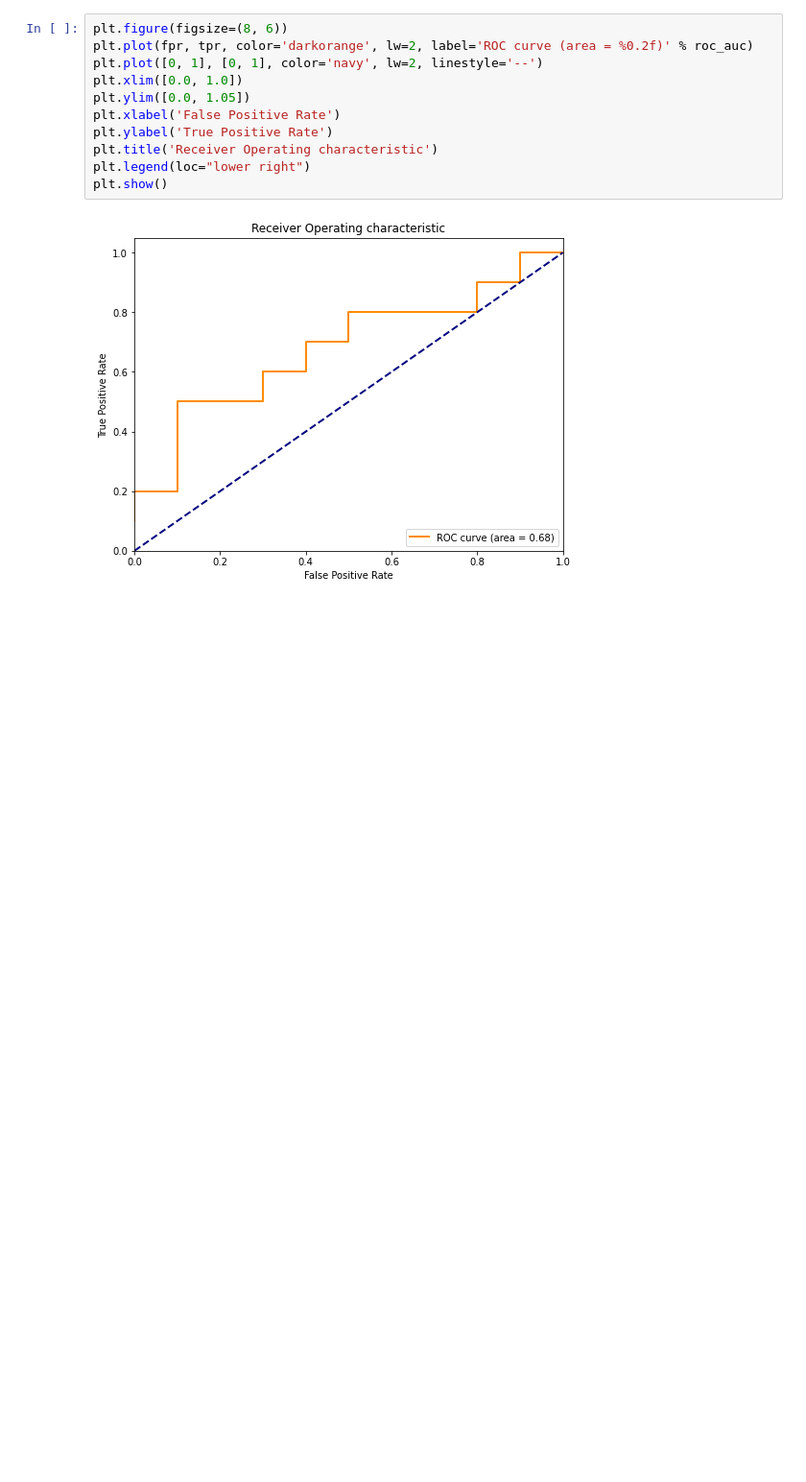
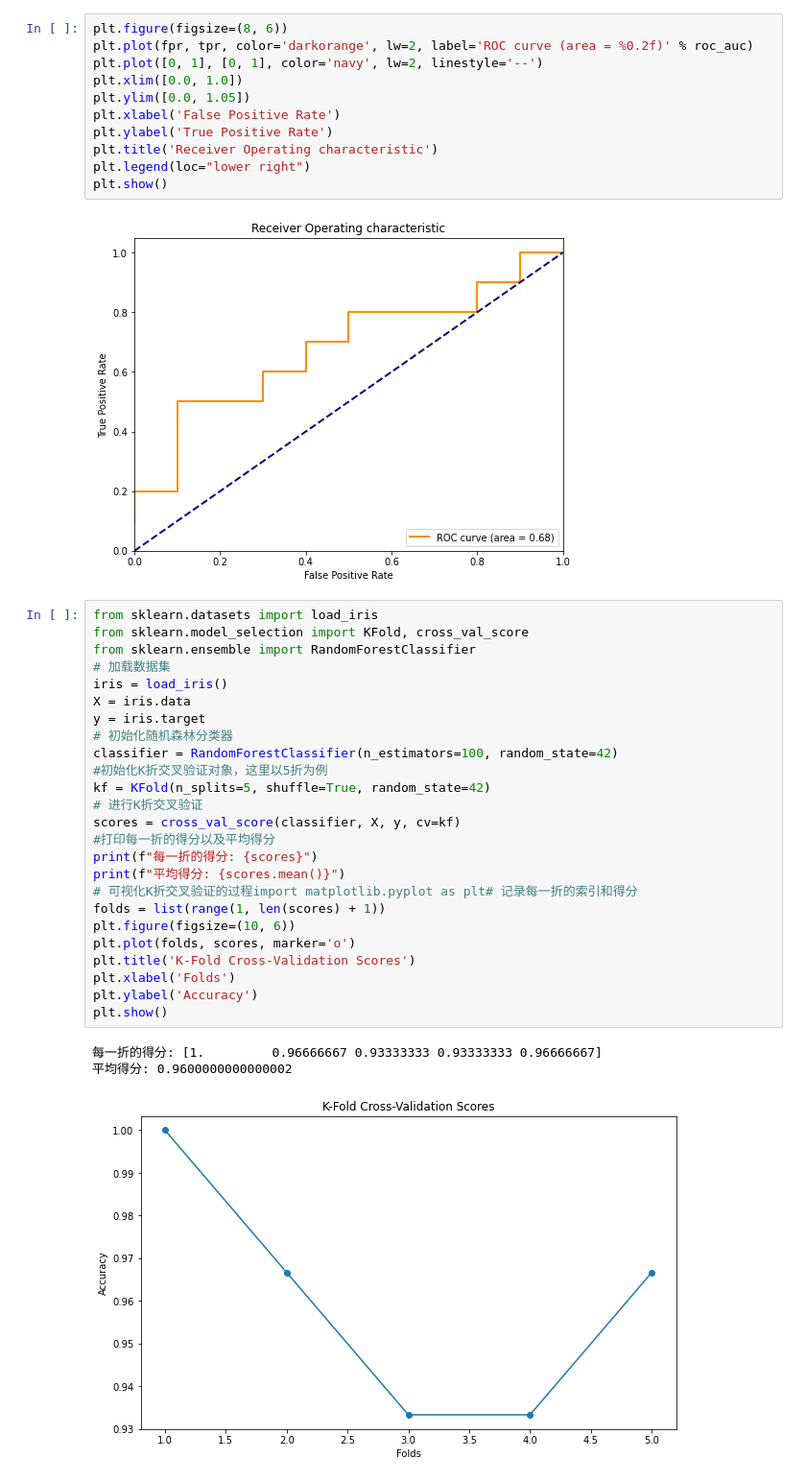
Before and after one commit to wighdes/-, a Jupyter notebook: lx2.ipynb, the cells around one changed output. Shown: that part at 96% size. Drawn from its saved outputs; the diff is of its cells as text; blank space fills up the shorter version.

```diff
--- a/lx2.ipynb
+++ b/lx2.ipynb
@@ -50,3 +50,32 @@ plt.legend(loc="lower right")
 plt.show()
 # %% [output]
 [figure]
+# %%
+from sklearn.datasets import load_iris
+from sklearn.model_selection import KFold, cross_val_score
+from sklearn.ensemble import RandomForestClassifier
+# 加载数据集
+iris = load_iris()
+X = iris.data
+y = iris.target
+# 初始化随机森林分类器
+classifier = RandomForestClassifier(n_estimators=100, random_state=42)
+#初始化K折交叉验证对象，这里以5折为例
+kf = KFold(n_splits=5, shuffle=True, random_state=42)
+# 进行K折交叉验证
+scores = cross_val_score(classifier, X, y, cv=kf)
+#打印每一折的得分以及平均得分
+print(f"每一折的得分: {scores}")
+print(f"平均得分: {scores.mean()}")
+# 可视化K折交叉验证的过程import matplotlib.pyplot as plt# 记录每一折的索引和得分
+folds = list(range(1, len(scores) + 1))
+plt.figure(figsize=(10, 6))
+plt.plot(folds, scores, marker='o')
+plt.title('K-Fold Cross-Validation Scores')
+plt.xlabel('Folds')
+plt.ylabel('Accuracy')
+plt.show()
+# %% [output]
+每一折的得分: [1.         0.96666667 0.93333333 0.93333333 0.96666667]
+平均得分: 0.9600000000000002
+[figure, added]
```
